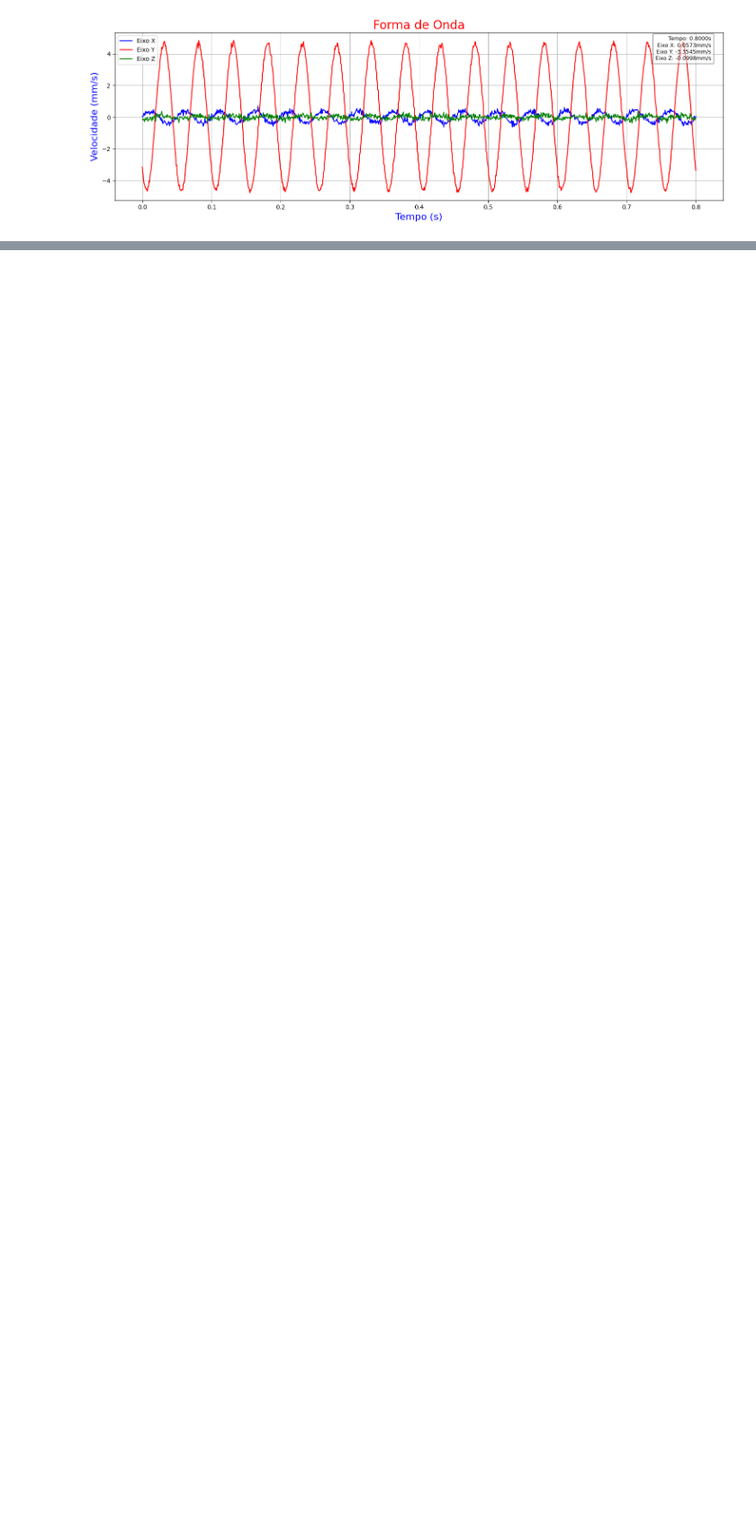
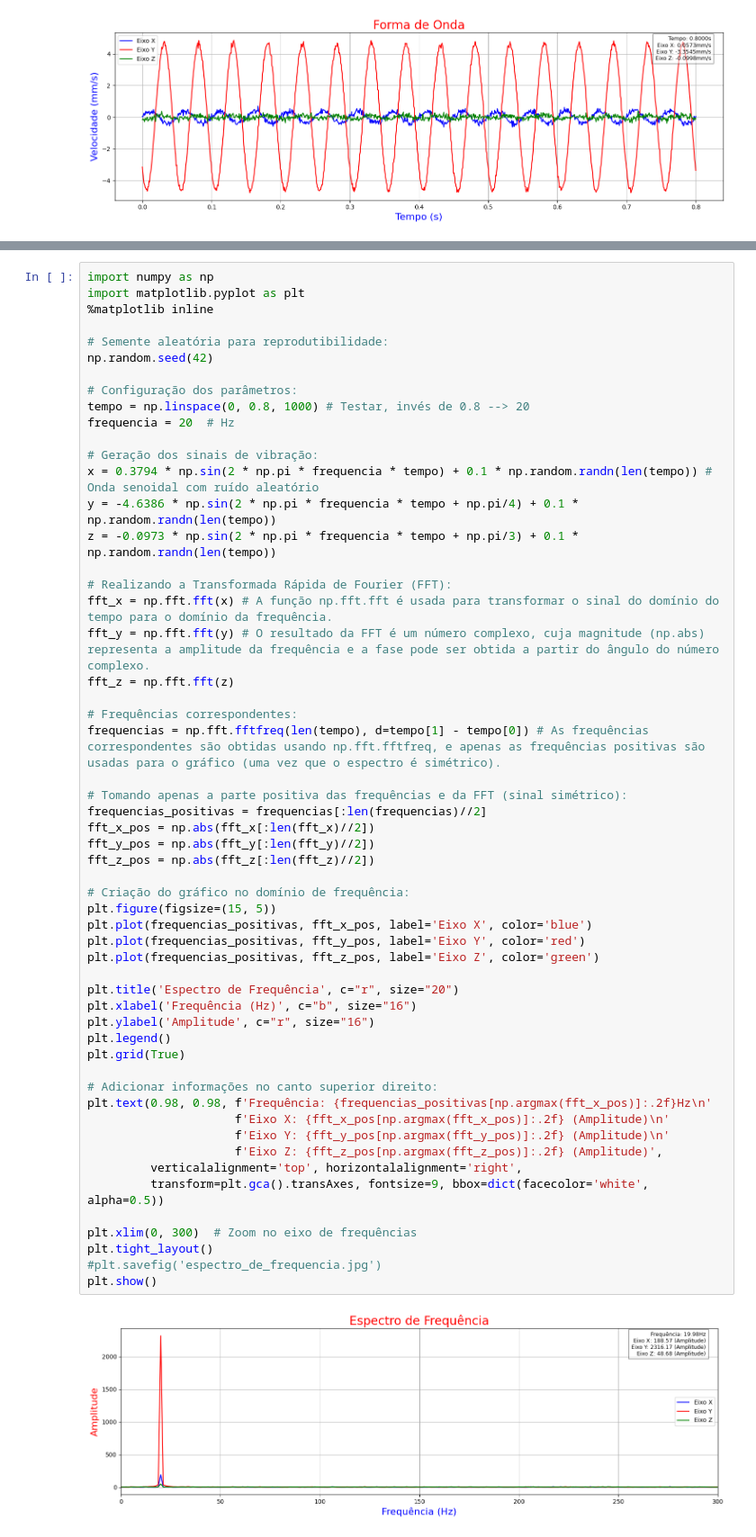
Before and after one commit to EddyGiusepe/Predictive_Maintenance_and_failure_detection_by_Vibration_Analysis, a Jupyter notebook: 1_Vibration-Time_Domain_vs_Frequency_Domain.ipynb, the cells around one changed output, grey strips where cells are left out. Shown: that part at 90% size. Cells and saved outputs as stored; diff of their text form; blank space fills up the shorter version.

Commit message:
Vibration: Analisando o sinal no domínio de Frequência

```diff
--- a/1_Vibration-Time_Domain_vs_Frequency_Domain.ipynb
+++ b/1_Vibration-Time_Domain_vs_Frequency_Domain.ipynb
@@ -50,0 +100,57 @@ plt.show()
+# %%
+import numpy as np
+import matplotlib.pyplot as plt
+%matplotlib inline
+
+# Semente aleatória para reprodutibilidade:
+np.random.seed(42)
+
+# Configuração dos parâmetros:
+tempo = np.linspace(0, 0.8, 1000) # Testar, invés de 0.8 --> 20
+frequencia = 20  # Hz
+
+# Geração dos sinais de vibração:
+x = 0.3794 * np.sin(2 * np.pi * frequencia * tempo) + 0.1 * np.random.randn(len(tempo)) # Onda senoidal com ruído aleatório
+y = -4.6386 * np.sin(2 * np.pi * frequencia * tempo + np.pi/4) + 0.1 * np.random.randn(len(tempo))
+z = -0.0973 * np.sin(2 * np.pi * frequencia * tempo + np.pi/3) + 0.1 * np.random.randn(len(tempo))
+
+# Realizando a Transformada Rápida de Fourier (FFT):
+fft_x = np.fft.fft(x) # A função np.fft.fft é usada para transformar o sinal do domínio do tempo para o domínio da frequência.
+fft_y = np.fft.fft(y) # O resultado da FFT é um número complexo, cuja magnitude (np.abs) representa a amplitude da frequência e a fase pode ser obtida a partir do ângulo do número complexo.
+fft_z = np.fft.fft(z)
+
+# Frequências correspondentes:
+frequencias = np.fft.fftfreq(len(tempo), d=tempo[1] - tempo[0]) # As frequências correspondentes são obtidas usando np.fft.fftfreq, e apenas as frequências positivas são usadas para o gráfico (uma vez que o espectro é simétrico).
+
+# Tomando apenas a parte positiva das frequências e da FFT (sinal simétrico):
+frequencias_positivas = frequencias[:len(frequencias)//2]
+fft_x_pos = np.abs(fft_x[:len(fft_x)//2])
+fft_y_pos = np.abs(fft_y[:len(fft_y)//2])
+fft_z_pos = np.abs(fft_z[:len(fft_z)//2])
+
+# Criação do gráfico no domínio de frequência:
+plt.figure(figsize=(15, 5))
+plt.plot(frequencias_positivas, fft_x_pos, label='Eixo X', color='blue')
+plt.plot(frequencias_positivas, fft_y_pos, label='Eixo Y', color='red')
+plt.plot(frequencias_positivas, fft_z_pos, label='Eixo Z', color='green')
+
+plt.title('Espectro de Frequência', c="r", size="20")
+plt.xlabel('Frequência (Hz)', c="b", size="16")
+plt.ylabel('Amplitude', c="r", size="16")
+plt.legend()
+plt.grid(True)
+
+# Adicionar informações no canto superior direito:
+plt.text(0.98, 0.98, f'Frequência: {frequencias_positivas[np.argmax(fft_x_pos)]:.2f}Hz\n'
+                     f'Eixo X: {fft_x_pos[np.argmax(fft_x_pos)]:.2f} (Amplitude)\n'
+                     f'Eixo Y: {fft_y_pos[np.argmax(fft_y_pos)]:.2f} (Amplitude)\n'
+                     f'Eixo Z: {fft_z_pos[np.argmax(fft_z_pos)]:.2f} (Amplitude)',
+         verticalalignment='top', horizontalalignment='right',
+         transform=plt.gca().transAxes, fontsize=9, bbox=dict(facecolor='white', alpha=0.5))
+
+plt.xlim(0, 300)  # Zoom no eixo de frequências
+plt.tight_layout()
+#plt.savefig('espectro_de_frequencia.jpg')
+plt.show()
+# %% [output]
+[figure, added]
```
Also changed, not shown: parts of 4 cells of this notebook.
